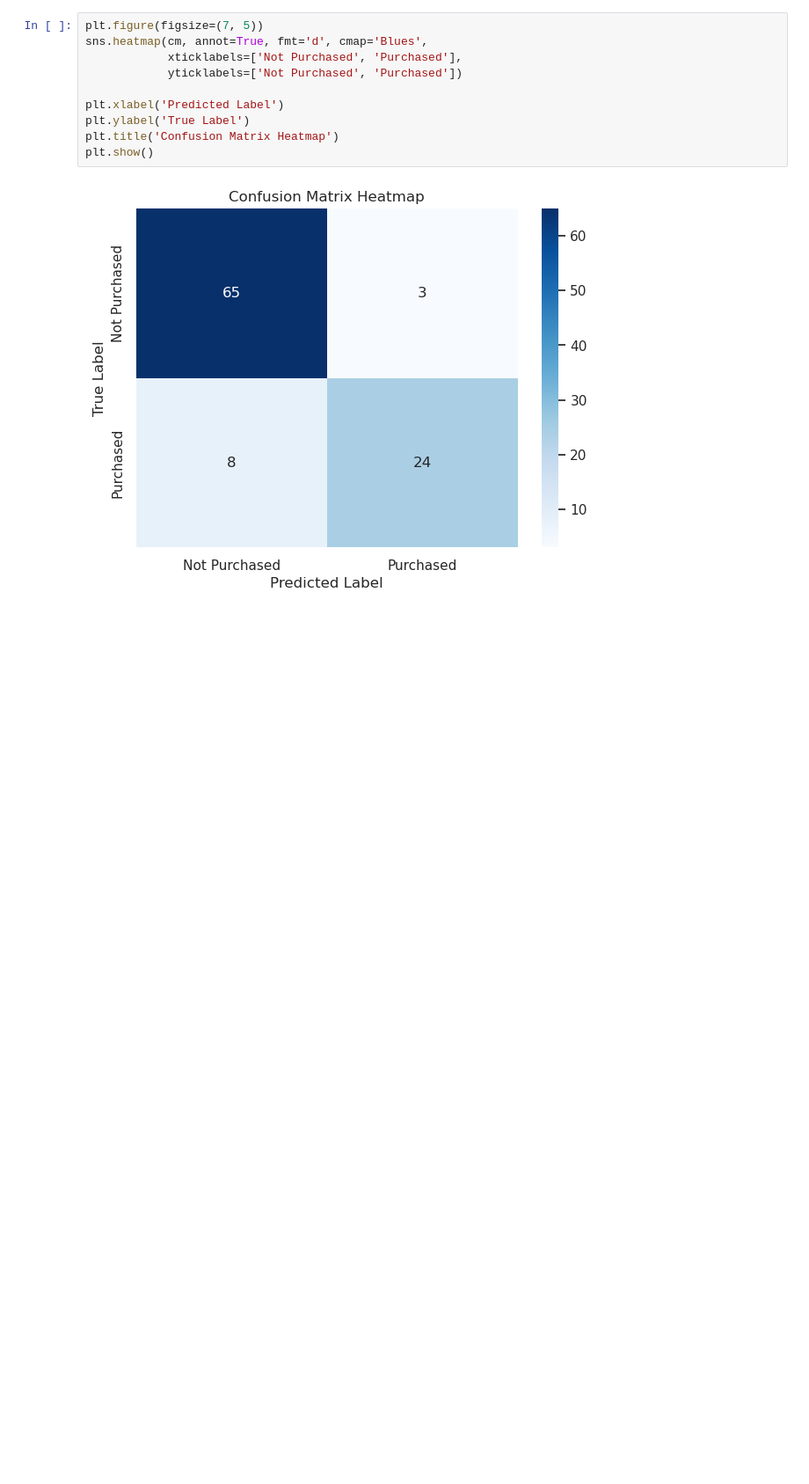
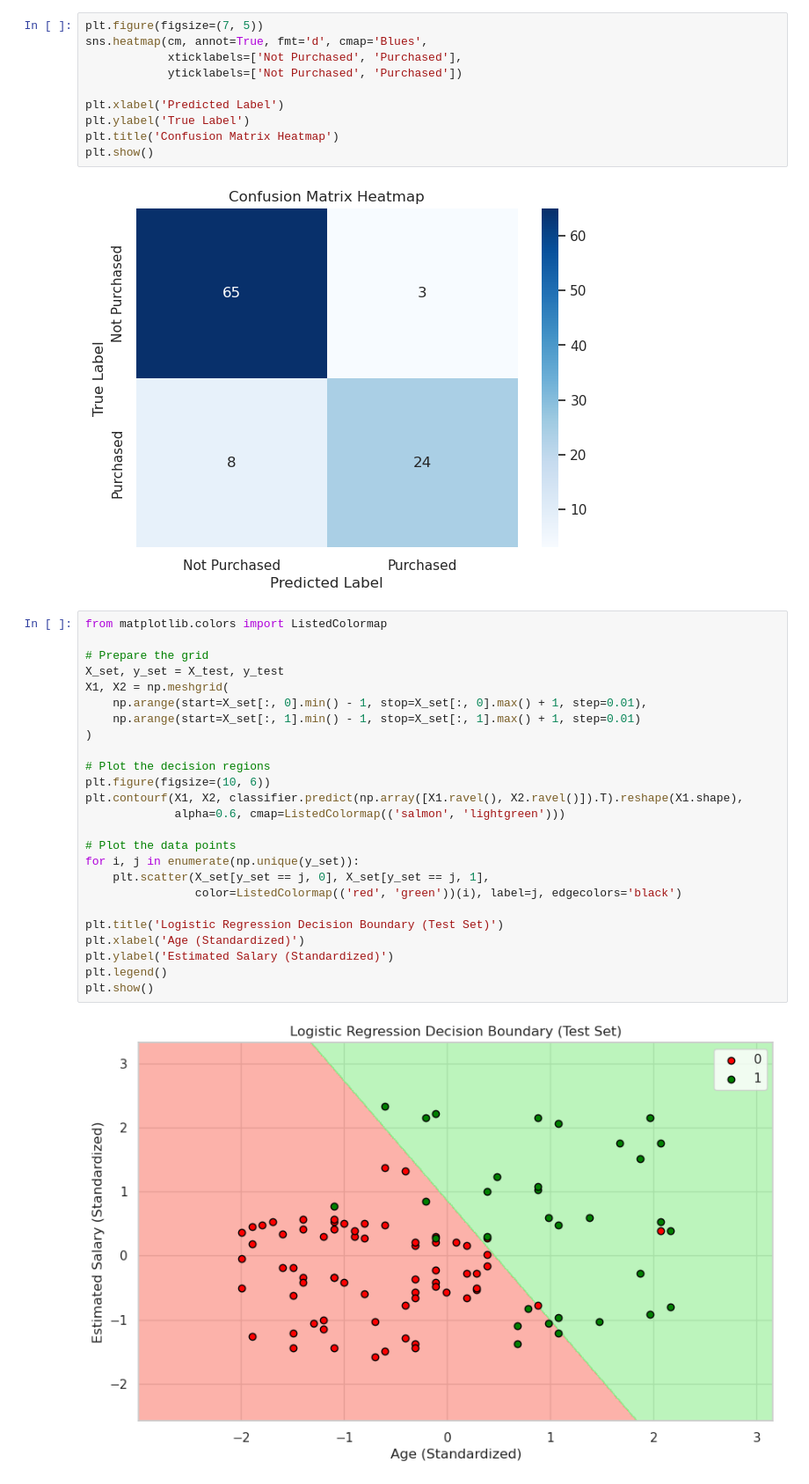
Before and after one commit to udaypratapsingh09/DSBDAL, a Jupyter notebook: Assignment5/main.ipynb, the cells around one changed output. Shown at 88% size. Saved outputs shown, nothing was run; the diff lists cells and outputs as text; blank space fills up the shorter version.

```diff
--- a/Assignment5/main.ipynb
+++ b/Assignment5/main.ipynb
@@ -96,3 +96,30 @@ plt.title('Confusion Matrix Heatmap')
 plt.show()
 # %% [output]
 [figure]
+# %%
+from matplotlib.colors import ListedColormap
+
+# Prepare the grid
+X_set, y_set = X_test, y_test
+X1, X2 = np.meshgrid(
+    np.arange(start=X_set[:, 0].min() - 1, stop=X_set[:, 0].max() + 1, step=0.01),
+    np.arange(start=X_set[:, 1].min() - 1, stop=X_set[:, 1].max() + 1, step=0.01)
+)
+
+# Plot the decision regions
+plt.figure(figsize=(10, 6))
+plt.contourf(X1, X2, classifier.predict(np.array([X1.ravel(), X2.ravel()]).T).reshape(X1.shape),
+             alpha=0.6, cmap=ListedColormap(('salmon', 'lightgreen')))
+
+# Plot the data points
+for i, j in enumerate(np.unique(y_set)):
+    plt.scatter(X_set[y_set == j, 0], X_set[y_set == j, 1],
+                color=ListedColormap(('red', 'green'))(i), label=j, edgecolors='black')
+
+plt.title('Logistic Regression Decision Boundary (Test Set)')
+plt.xlabel('Age (Standardized)')
+plt.ylabel('Estimated Salary (Standardized)')
+plt.legend()
+plt.show()
+# %% [output]
+[figure, added]
```
